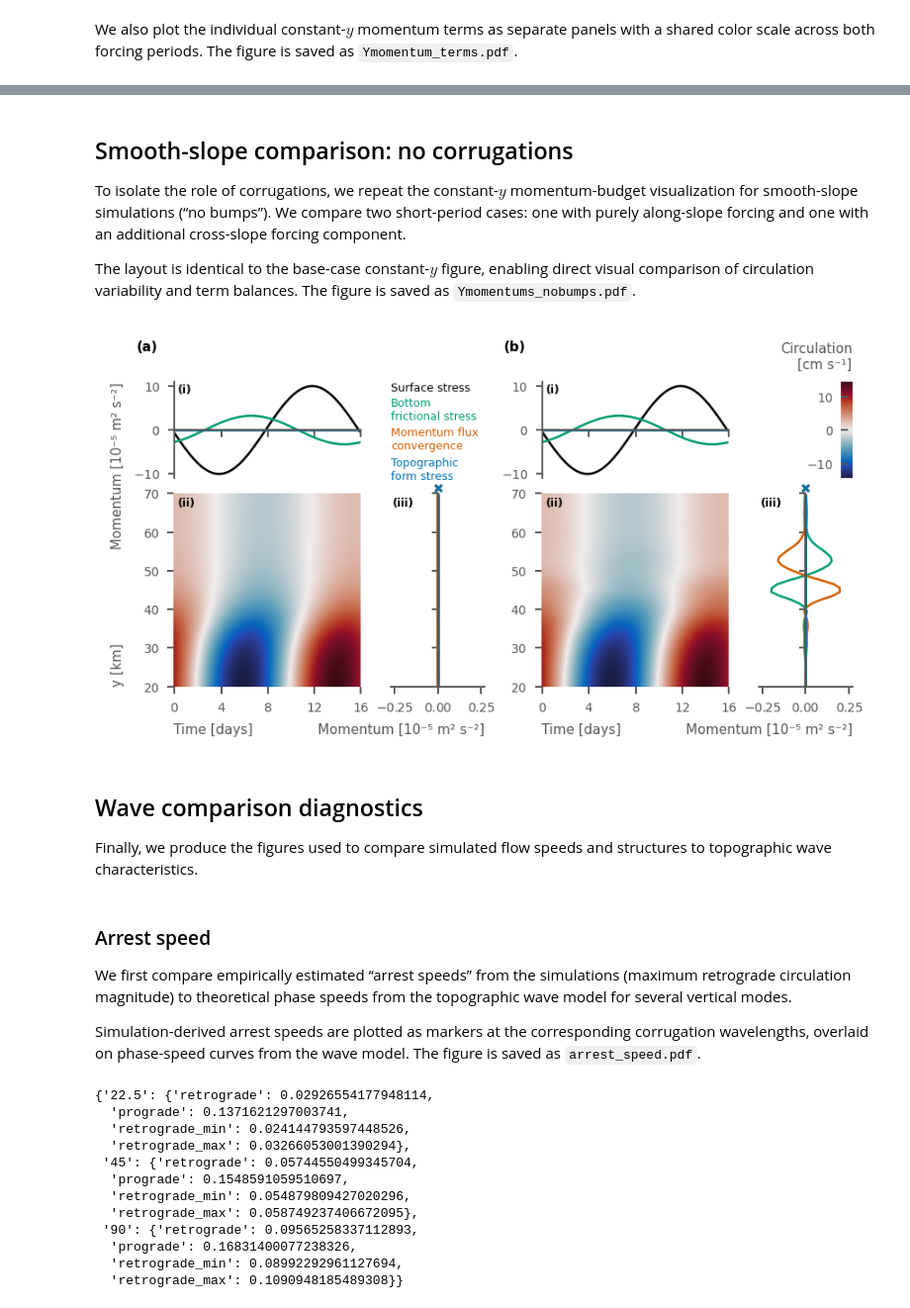
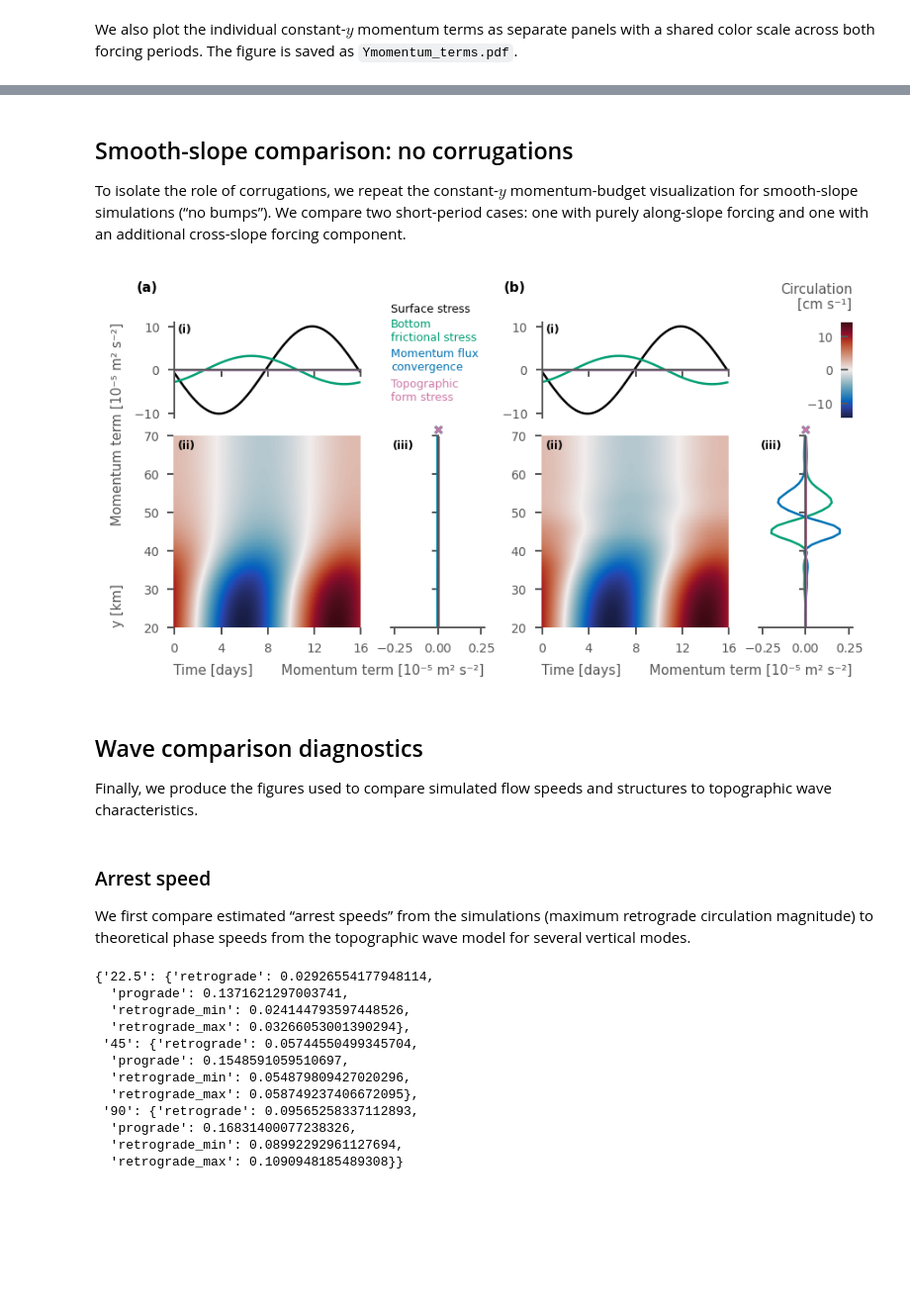
Before and after one commit to alpsjur/temporal-topo-flow, a Jupyter notebook: notebooks/make_figures.ipynb, the cells around one changed output, grey strips where cells are left out. Shown at 99% size. Saved outputs shown, nothing was run; the diff lists cells and outputs as text; code cells hidden in the pictures; blank space fills up the shorter version.

```diff
--- a/notebooks/make_figures.ipynb
+++ b/notebooks/make_figures.ipynb
@@ -1294,7 +1437,5 @@ fig.savefig(figpath + "PVflux.pdf")
 ## Smooth-slope comparison: no corrugations
 
 To isolate the role of corrugations, we repeat the constant-$y$ momentum-budget visualization for smooth-slope simulations (“no bumps”). We compare two short-period cases: one with purely along-slope forcing and one with an additional cross-slope forcing component.
-
-The layout is identical to the base-case constant-$y$ figure, enabling direct visual comparison of circulation variability and term balances. The figure is saved as `Ymomentums_nobumps.pdf`.
 # %%
 ## No bumps
@@ -1371,18 +1510,22 @@ axd["circ_a"].set_ylabel("y [km]", loc="bottom")
 
 # Lines: time-mean (over time) vs Y, and y-mean (over Y) vs time
 for i, term in enumerate(["SS", "BS", "MFC", "TFS"]):
+    if i>1:
+        j=i+1
+    else:
+        j=i
     tmean_S = dsY_S_nb[term+"y"]* 1e5
-    axd["tmean_a"].plot(tmean_S, Y_S, color=colorwheel[i])
+    axd["tmean_a"].plot(tmean_S, Y_S, color=colorwheel[j])
 
     ymean_S = dsY_S_nb[term+"t"] * 1e5
-    axd["ymean_a"].plot(tdays_S, ymean_S, color=colorwheel[i])
+    axd["ymean_a"].plot(tdays_S, ymean_S, color=colorwheel[j])
 
     # Marker at y-mean of the time series (placed slightly above the top)
     ytmean_S = ymean_S.mean("time")
-    axd["tmean_a"].scatter(ytmean_S, Y_S[-1] + 2, marker="x", color=colorwheel[i], clip_on=False)
+    axd["tmean_a"].scatter(ytmean_S, Y_S[-1] + 2, marker="x", color=colorwheel[j], clip_on=False)
 
     # Collect legend handles in its own axis
-    axd["legend_a"].plot([None, None], [None, None], label=term, color=colorwheel[i])
+    axd["legend_a"].plot([None, None], [None, None], label=term, color=colorwheel[j])
 
 # Legend (left legend axis)
 axd["legend_a"].axis("off")
@@ -1391,14 +1534,18 @@ axd["legend_a"].axis("off")
 #     loc="upper left", frameon=False, fontsize=5, bbox_to_anchor=(0, 1.15)
 # )
 labels = ["Surface stress", "Bottom\nfrictional stress", "Momentum flux\nconvergence", "Topographic\nform stress"]
-y_start = 1
+y_start = 1.2
 line_height = 0.15  # adjust this once
 y = y_start
-for label, color in zip(labels, colorwheel):
+for i, label in enumerate(labels):
+    if i>1:
+        j=i+1
+    else:
+        j=i
     axd["legend_a"].text(
         0.0, y,
         label,
-        color=color,
+        color=colorwheel[j],
         fontsize=5,
         transform=axd["legend_a"].transAxes,
         ha="left", va="top"
@@ -1407,8 +1554,8 @@ for label, color in zip(labels, colorwheel):
     y -= n_lines * line_height + 0.01  # small gap between entries
 
 # Axes labels for side panels
-axd["ymean_a"].set_ylabel("Momentum [10⁻⁵ m² s⁻²]", loc="top")
-axd["tmean_a"].set_xlabel("Momentum [10⁻⁵ m² s⁻²]", loc="right")
+axd["ymean_a"].set_ylabel("Momentum term [10⁻⁵ m² s⁻²]", loc="top")
+axd["tmean_a"].set_xlabel("Momentum term [10⁻⁵ m² s⁻²]", loc="right")
 
 
 # --- RIGHT PANEL (cross-slope) -----------------------------------------------------
@@ -1426,16 +1573,20 @@ axd["circ_b"].set_yticks(np.arange(20, 71, 10))
 axd["circ_b"].set_xlabel("Time [days]", loc="left")
 
 for i, term in enumerate(["SS", "BS", "MFC", "TFS"]):
+    if i>1:
+        j=i+1
+    else:
+        j=i
     tmean_S = dsY_S_nb_cw[term+"y"] * 1e5
-    axd["tmean_b"].plot(tmean_S, Y_S, color=colorwheel[i])
+    axd["tmean_b"].plot(tmean_S, Y_S, color=colorwheel[j])
 
     ymean_S = dsY_S_nb_cw[term+"t"] * 1e5
-    axd["ymean_b"].plot(tdays_S, ymean_S, color=colorwheel[i])
+    axd["ymean_b"].plot(tdays_S, ymean_S, color=colorwheel[j])
 
     ytmean_S = ymean_S.mean("time")
-    axd["tmean_b"].scatter(ytmean_S, Y_S[-1] + 2, marker="x", color=colorwheel[i], clip_on=False)
+    axd["tmean_b"].scatter(ytmean_S, Y_S[-1] + 2, marker="x", color=colorwheel[j], clip_on=False)
 
-    axd["legend_b"].plot([None, None], [None, None], label=term, color=colorwheel[i])
+    axd["legend_b"].plot([None, None], [None, None], label=term, color=colorwheel[j])
 
 axd["legend_b"].axis("off")
 
@@ -1449,45 +1600,43 @@ cbar.ax.yaxis.set_ticks_position("left")
 cax.set_title("Circulation\n[cm s⁻¹]", fontsize=6, loc="right")
 
 # Axes labels for side panels
-axd["tmean_b"].set_xlabel("Momentum [10⁻⁵ m² s⁻²]", loc="right")
+axd["tmean_b"].set_xlabel("Momentum term [10⁻⁵ m² s⁻²]", loc="right")
 
 # Set x-limits to match momentum ranges
 axd["tmean_a"].set_xlim(-0.27, 0.27)
 axd["tmean_b"].set_xlim(-0.27, 0.27)
 
 axd["tmean_a"].set_ylim(ystart, ystop)  # lock tmean ranges to panel height
 axd["tmean_b"].set_ylim(ystart, ystop)
 
 # --- Panel annotations --------------------------------------------------------
 for sub in ("a", "b"):
     for panel, text in zip(("ymean_", "circ_", "tmean_"), ("(i)", "(ii)", "(iii)")):
         axd[panel + sub].text(
             0.02, 0.98, text, color="black",
             transform=axd[panel + sub].transAxes,
             va="top", fontweight="bold", fontsize=5
         )
     axd["ymean_" + sub].text(
         -0.2, 1.43, f"({sub})", color="black",
         transform=axd["ymean_" + sub].transAxes,
         va="top", fontweight="bold", fontsize=6
     )
 
 # Align any remaining shared labels (once, near the end)
 fig.align_labels()
 
 # --- Save --------------------------------------------------------------------
 fig.savefig(figpath + "Ymomentums_nobumps.pdf")
 # %% [output]
-[figure, old version]
+[figure, new version]
 # %% [markdown]
 ## Wave comparison diagnostics
 
 Finally, we produce the figures used to compare simulated flow speeds and structures to topographic wave characteristics.
 # %% [markdown]
 ### Arrest speed
-We first compare empirically estimated “arrest speeds” from the simulations (maximum retrograde circulation magnitude) to theoretical phase speeds from the topographic wave model for several vertical modes.
-
-Simulation-derived arrest speeds are plotted as markers at the corresponding corrugation wavelengths, overlaid on phase-speed curves from the wave model. The figure is saved as `arrest_speed.pdf`.
+We first compare estimated “arrest speeds” from the simulations (maximum retrograde circulation magnitude) to theoretical phase speeds from the topographic wave model for several vertical modes.
 # %%
 arrest_speed_results = json.load(open(datapath +"/wave_comparison/arrest_speeds.json"))
 arrest_speed_results
```
Also changed, not shown: parts of 28 cells of this notebook, 1 other file.
